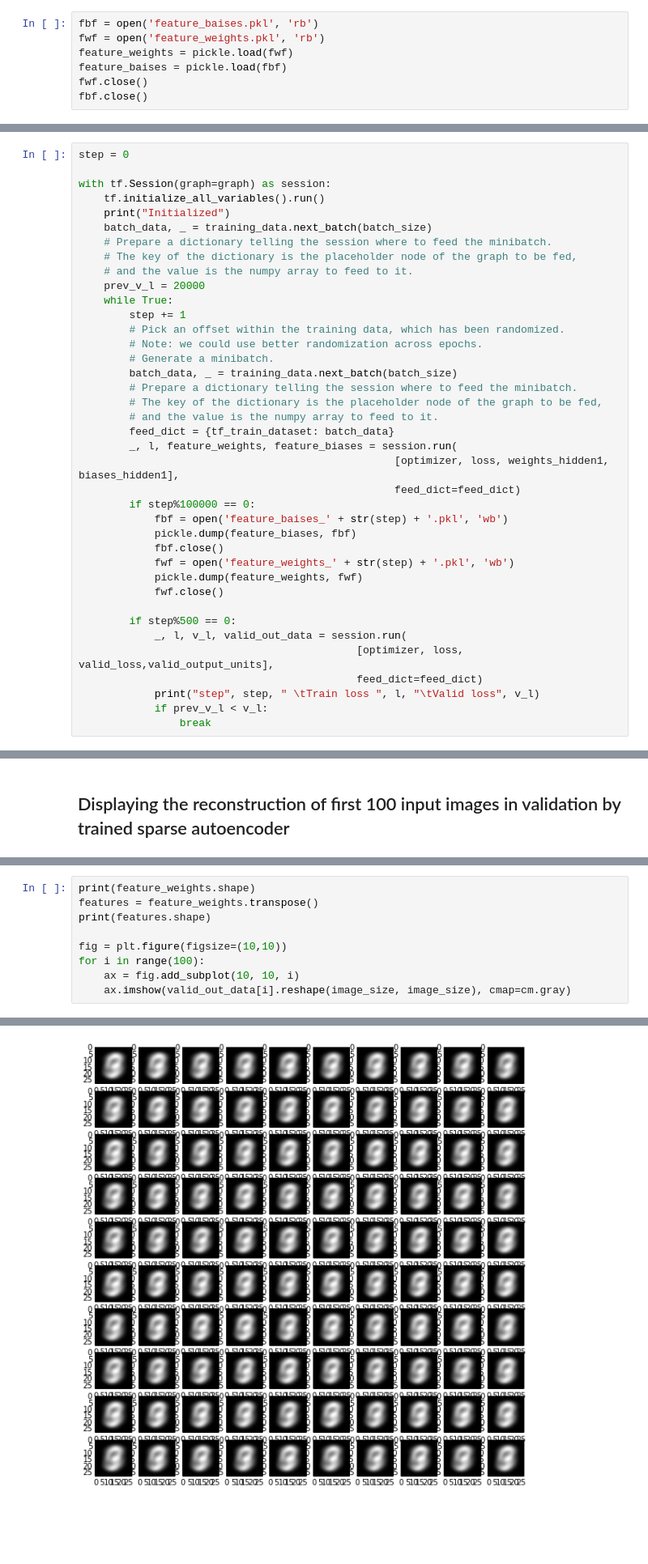
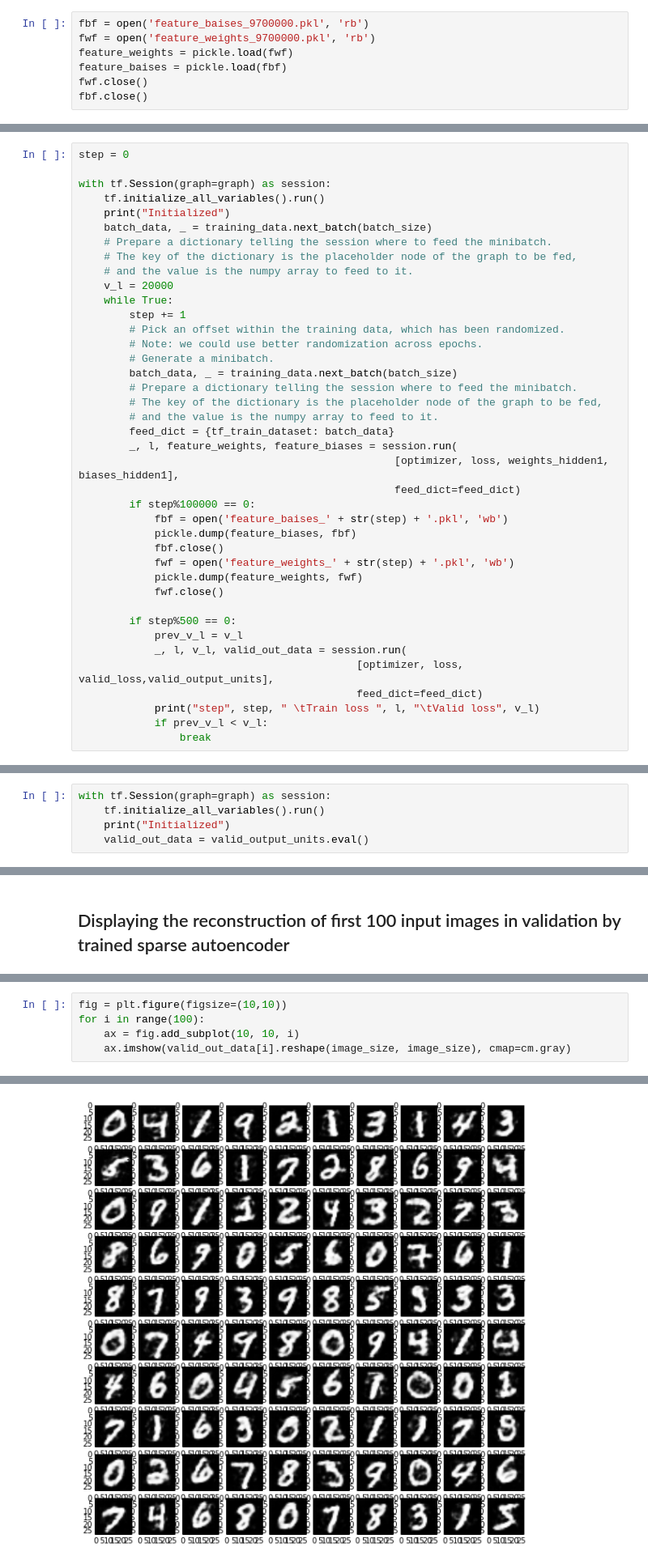
Before and after one commit to pulinagrawal/self-taught, a Jupyter notebook: my_autoencoder-classifier.ipynb, the cells around one changed output, grey strips where cells are left out. Shown at 81% size. Saved outputs shown, nothing was run; the diff lists cells and outputs as text; blank space fills up the shorter version.

```diff
--- a/my_autoencoder-classifier.ipynb
+++ b/my_autoencoder-classifier.ipynb
@@ -31,6 +23,6 @@ Matplotlib is inline
 # %%
-fbf = open('feature_baises.pkl', 'rb')
-fwf = open('feature_weights.pkl', 'rb')
+fbf = open('feature_baises_9700000.pkl', 'rb')
+fwf = open('feature_weights_9700000.pkl', 'rb')
 feature_weights = pickle.load(fwf)
 feature_baises = pickle.load(fbf)
 fwf.close()
@@ -115,7 +107,7 @@ with tf.Session(graph=graph) as session:
     # Prepare a dictionary telling the session where to feed the minibatch.
     # The key of the dictionary is the placeholder node of the graph to be fed,
     # and the value is the numpy array to feed to it.
-    prev_v_l = 20000
+    v_l = 20000
     while True:
         step += 1
         # Pick an offset within the training data, which has been randomized.
@@ -138,6 +130,7 @@ with tf.Session(graph=graph) as session:
             fwf.close()
 
         if step%500 == 0:
+            prev_v_l = v_l
             _, l, v_l, valid_out_data = session.run(
                                             [optimizer, loss, valid_loss,valid_output_units],
                                             feed_dict=feed_dict)
@@ -150,0 +140,5 @@ KeyboardInterrupt:
+# %%
+with tf.Session(graph=graph) as session:
+    tf.initialize_all_variables().run()
+    print("Initialized")
+    valid_out_data = valid_output_units.eval()
@@ -153,8 +157,4 @@ KeyboardInterrupt:
 # %%
-print(feature_weights.shape)
-features = feature_weights.transpose()
-print(features.shape)
-
 fig = plt.figure(figsize=(10,10))
 for i in range(100):
     ax = fig.add_subplot(10, 10, i)
@@ -165,4 +163,4 @@ for i in range(100):
-[figure, old version]
+[figure, new version]
 # %% [markdown]
 ### Displaying the first 100 features used to do the reconstruction
 # %%
```
Also changed, not shown: parts of 12 cells of this notebook, 9 other files.
